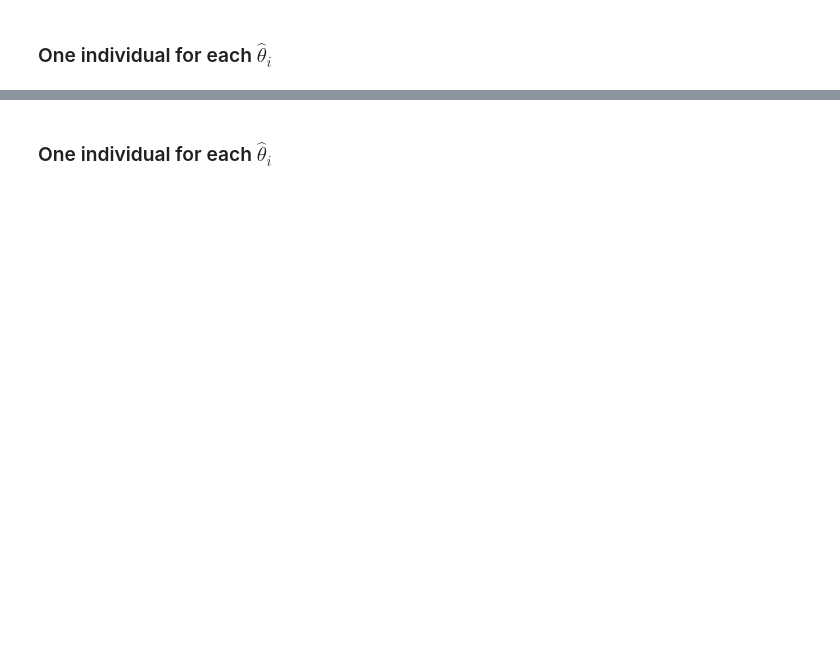
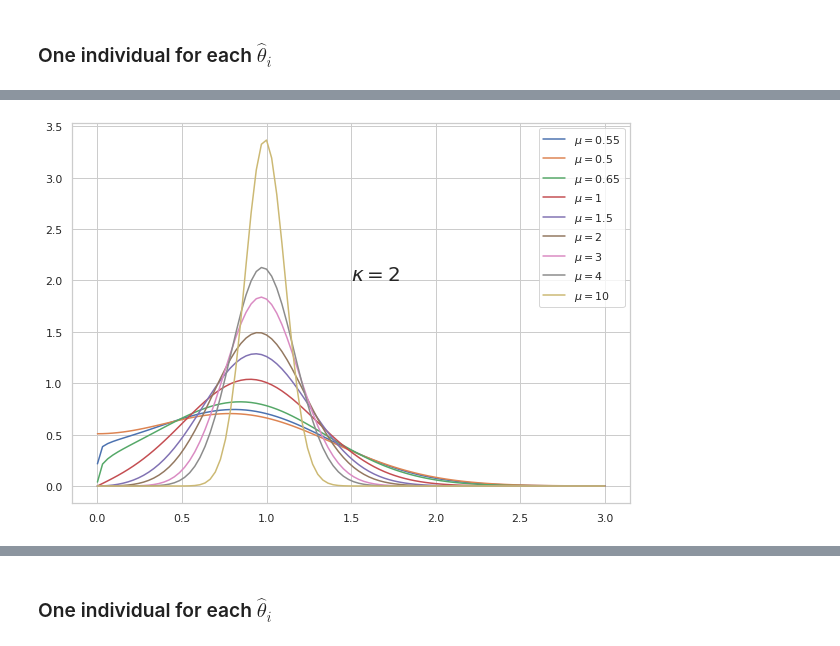
Before and after one commit to SamuelBFG/ga-fading, a Jupyter notebook: DEAP_KappaMu_Fitting.ipynb, the cells around one changed output, grey strips where cells are left out. Saved outputs shown, nothing was run; the diff lists cells and outputs as text; code cells hidden in the pictures; blank space fills up the shorter version.

```diff
--- a/DEAP_KappaMu_Fitting.ipynb
+++ b/DEAP_KappaMu_Fitting.ipynb
@@ -217,0 +291,18 @@ plt.show()
+# %%
+x_test = np.linspace(0+1e-4,3,100)
+
+plt.figure(figsize=((10,7)))
+plt.plot(x_test, computePDF(x_test, kappa=2, mu=0.55, r_hat=1),label=r'$\mu=0.55$')
+plt.plot(x_test, computePDF(x_test, kappa=2, mu=0.5, r_hat=1),label=r'$\mu=0.5$')
+plt.plot(x_test, computePDF(x_test, kappa=2, mu=0.65, r_hat=1),label=r'$\mu=0.65$')
+plt.plot(x_test, computePDF(x_test, kappa=2, mu=1, r_hat=1),label=r'$\mu=1$')
+plt.plot(x_test, computePDF(x_test, kappa=2, mu=1.5, r_hat=1),label=r'$\mu=1.5$')
+plt.plot(x_test, computePDF(x_test, kappa=2, mu=2, r_hat=1),label=r'$\mu=2$')
+plt.plot(x_test, computePDF(x_test, kappa=2, mu=3, r_hat=1),label=r'$\mu=3$')
+plt.plot(x_test, computePDF(x_test, kappa=2, mu=4, r_hat=1),label=r'$\mu=4$')
+plt.plot(x_test, computePDF(x_test, kappa=2, mu=10, r_hat=1),label=r'$\mu=10$')
+plt.text(x=1.5, y=2, s=r'$\kappa=2$', size=20)
+plt.legend()
+plt.show()
+# %% [output]
+[figure, added]
```
Also changed, not shown: parts of 40 cells of this notebook.
